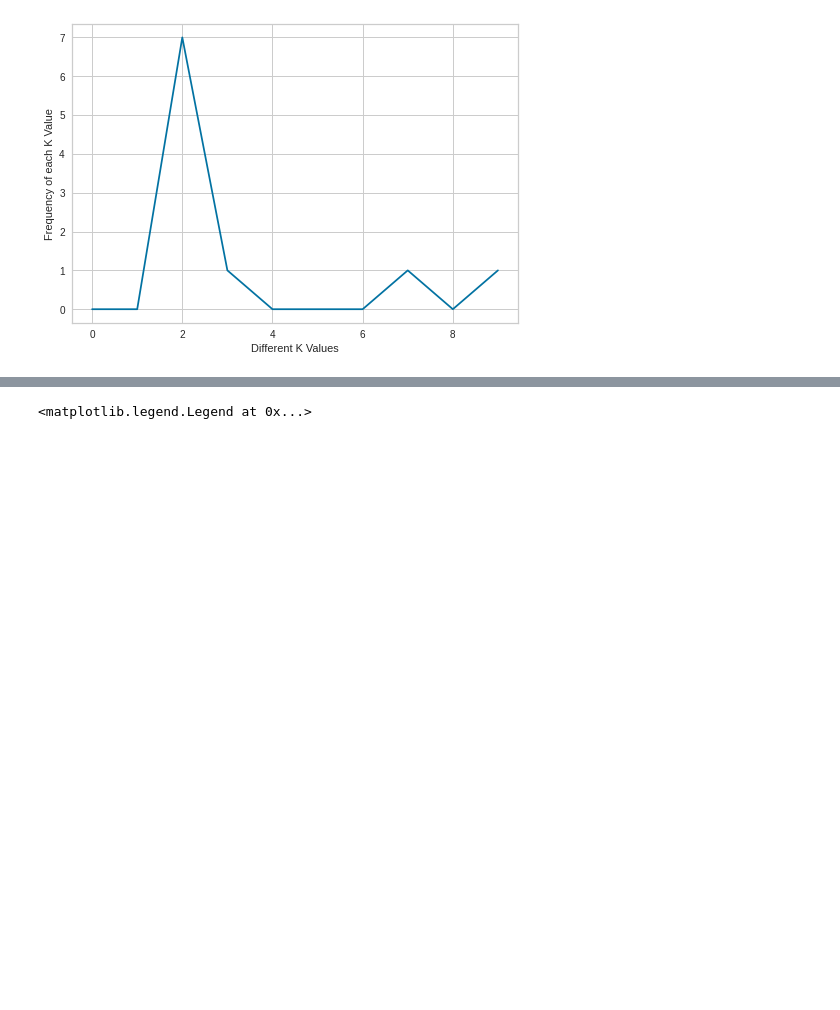
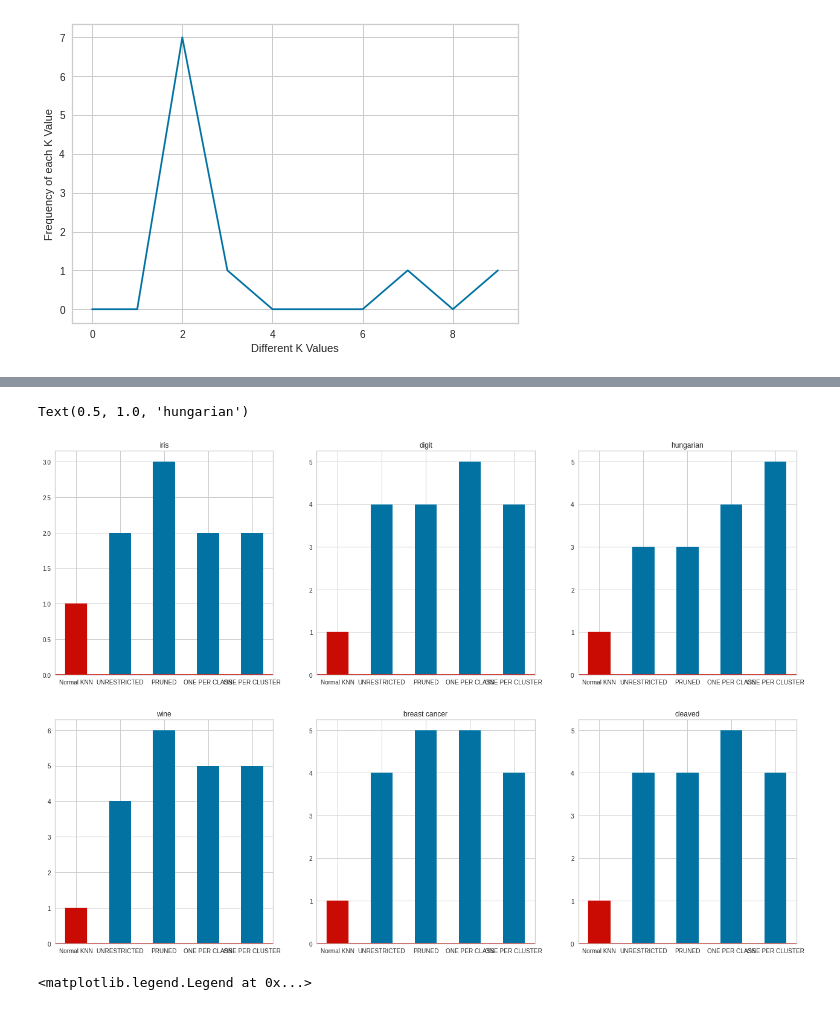
Before and after one commit to AparnaAgrawal02/Smai-Project-Locally-Adaptive-Nearest-Neighbor-Algorithms, a Jupyter notebook: standardDataset.ipynb, the cells around one changed output, grey strips where cells are left out. Saved outputs shown, nothing was run; the diff lists cells and outputs as text; code cells hidden in the pictures; blank space fills up the shorter version.

```diff
--- a/standardDataset.ipynb
+++ b/standardDataset.ipynb
@@ -628,3 +634,47 @@ Text(0.5, 1.0, 'hungarian')
+# %%
+fig, axs = plt.subplots(2, 3, figsize=(22, 15))
+NAMES = ["Normal KNN","UNRESTRICTED","PRUNED","ONE PER CLASS","ONE PER CLUSTER"]
+iris = [1,2, 3, 2, 2]
+bars = axs[0][0].bar(NAMES, iris,width = 0.5)
+bars[0].set_color('r')
+axs[0][0].axhline(y=0, color='r', linestyle='-')
+axs[0][0].set_title(f"iris")
+
+digit = [1,4, 4,5,4]
+bars = axs[0][1].bar(NAMES, digit,width = 0.5)
+bars[0].set_color('r')
+axs[0][1].axhline(y=0, color='r', linestyle='-')
+axs[0][1].set_title(f"digit")
+
+glass = []
+#axs[0][2].bar(NAMES, iris)
+#axs[0][2].set_title(f"glass")
+
+wine = [1,4,6,5,5]
+bars = axs[1][0].bar(NAMES, wine,width = 0.5)
+bars[0].set_color('r')
+
+axs[1][0].axhline(y=0, color='r', linestyle='-')
+axs[1][0].set_title(f"wine")
+
+breast = [1,4,5, 5,4]
+bars = axs[1][1].bar(NAMES, breast,width = 0.5)
+bars[0].set_color('r')
+axs[1][1].axhline(y=0, color='r', linestyle='-')
+axs[1][1].set_title(f"breast cancer")
+cleaved = [ 1,4, 4 , 5, 4]
+bars = axs[1][2].bar(NAMES,cleaved,width = 0.5)
+axs[1][2].axhline(y=0, color='r', linestyle='-')
+bars[0].set_color('r')
+axs[1][2].set_title(f"cleaved")
+hungarian = [1,3,3,4,5]
+bars = axs[0][2].bar(NAMES, hungarian,width = 0.5)
+bars[0].set_color('r')
+axs[0][2].axhline(y=0, color='r', linestyle='-')
+axs[0][2].set_title(f"hungarian")
+# %% [output]
+Text(0.5, 1.0, 'hungarian')
+[figure, added]
 # %%
 plt.bar(NAMES, iris,width = 0.4,label = iris)
 plt.legend()
```
Also changed, not shown: parts of 2 cells of this notebook.
